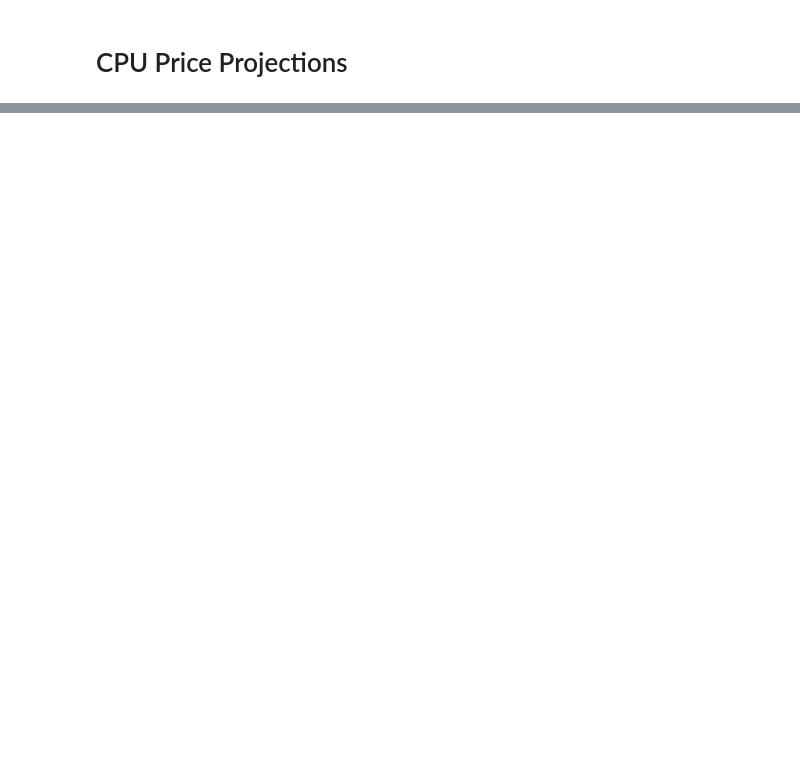
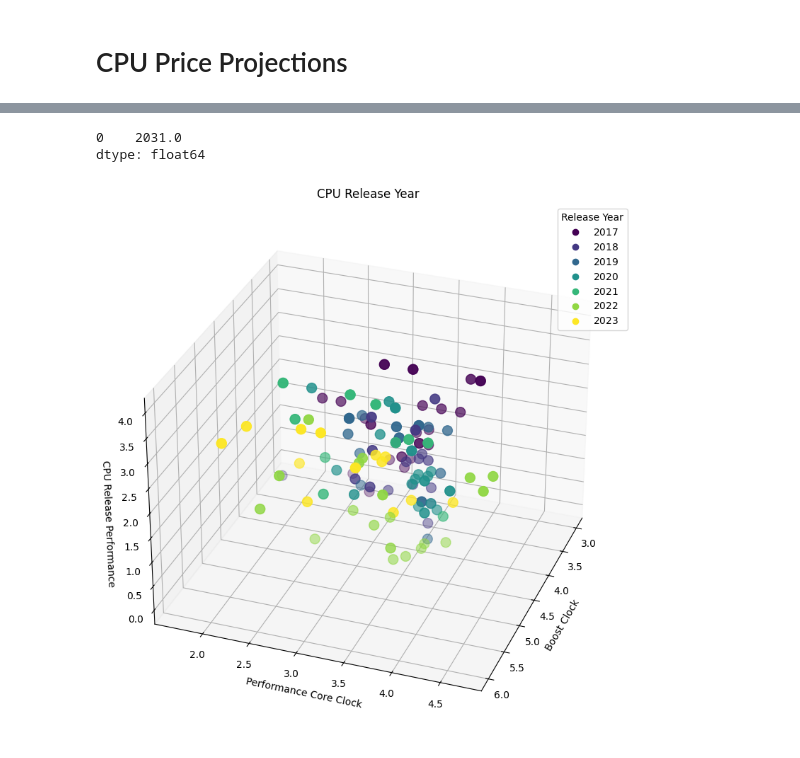
Before and after one commit to knoppds/CSCI_5502_Group_Project_01, a Jupyter notebook: Component_Release_Year_Projections.ipynb, the cells around one changed output, grey strips where cells are left out. Saved outputs shown, nothing was run; the diff lists cells and outputs as text; code cells hidden in the pictures; blank space fills up the shorter version.

```diff
--- a/Component_Release_Year_Projections.ipynb
+++ b/Component_Release_Year_Projections.ipynb
@@ -429,0 +80,10 @@ print(y_new)
+# %%
+#Create a new dataframe for each year
+df_2023 = df[df['Release_Year'] == 2023]
+df_2022 = df[df['Release_Year'] == 2022]
+df_2021 = df[df['Release_Year'] == 2021]
+df_2020 = df[df['Release_Year'] == 2020]
+df_2019 = df[df['Release_Year'] == 2019]
+df_2018 = df[df['Release_Year'] == 2018]
+df_2017 = df[df['Release_Year'] == 2017]
+df_2016 = df[df['Release_Year'] == 2016]
@@ -429,0 +159,15 @@ print(y_new)
+# %%
+#Creating the Response and Feature Variables
+X = df_combined[['Brand','Boost_Clock', 'Performance_Core_Clock','CPU_Release_Performance']]
+y = df_combined['Release_Year']
+
+#Splitting the Data into Training and Testing Data
+X_train, X_test, y_train, y_test = train_test_split(X, y, test_size = 0.2, random_state = 26)
+
+#put the x_train and y_train into a DataFrame
+df_train = pd.DataFrame(X_train, columns = ['Brand','Boost_Clock', 'Performance_Core_Clock', 'CPU_Release_Performance'])
+df_train['Release_Year'] = y_train
+
+#put the x_test and y_test into a DataFrame
+df_test = pd.DataFrame(X_test, columns = ['Brand','Boost_Clock', 'Performance_Core_Clock', 'CPU_Release_Performance'])
+df_test['Release_Year'] = y_test
@@ -429,0 +247,29 @@ print(y_new)
+# %%
+# Predicting the Year an Intel CPU will be released with the following features Brand: Intel, Boost Clock: 8, Performance Core Clock: 6, CPU Release Performance: Ultra
+X_new = pd.DataFrame({'Brand': [0],'Boost_Clock': [8], 'Performance_Core_Clock': [6], 'CPU_Release_Performance': [4]})
+X_new = sm.add_constant(X_new)
+y_new = gam.predict(X_new)
+y_new = np.round(y_new)
+print(y_new)
+# %% [output]
+0    2031.0
+dtype: float64
+# %%
+fig = plt.figure(figsize=(12, 8))
+ax = fig.add_subplot(111, projection='3d')
+scatter = ax.scatter(df_train['Boost_Clock'], df_train['Performance_Core_Clock'], df_train['CPU_Release_Performance'], c=df_train['Release_Year'], cmap='viridis', s=100)
+ax.set_xlabel('Boost Clock')
+ax.set_ylabel('Performance Core Clock')
+ax.set_zlabel('CPU Release Performance')
+ax.set_title('CPU Release Year')
+# Creating a legend
+legend = ax.legend(*scatter.legend_elements(), title='Release Year')
+# Changing the view angle of the plot
+ax.view_init(30, 20)
+plt.tight_layout()
+plt.show()
+
+#save the plot in the Visualizations folder
+fig.savefig('Visualizations\CPU_Release_Year_Plot.png')
+# %% [output]
+[figure, added]
```
Also changed, not shown: parts of 36 cells of this notebook, 3 other files.
